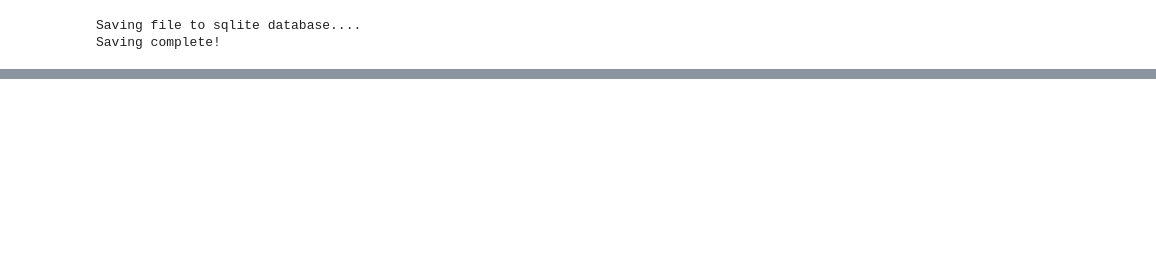
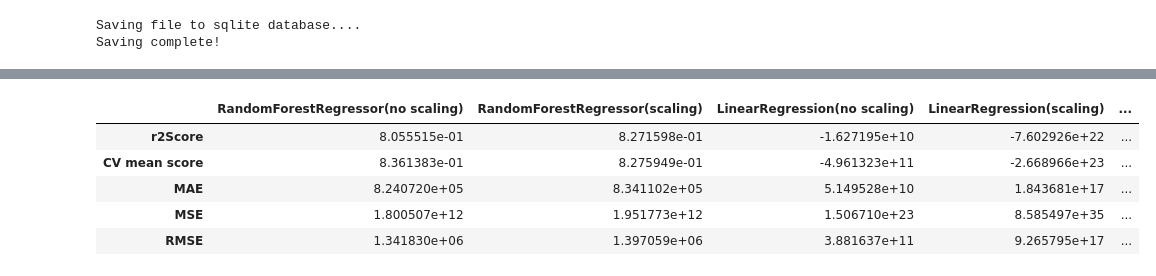
Before and after one commit to foskyblue/vehicle_price_prediction_system, a Jupyter notebook: vehicle_price_prediction.ipynb, the cells around one changed output, grey strips where cells are left out. Cells and saved outputs as stored; diff of their text form; code cells hidden in the pictures; blank space fills up the shorter version.

```diff
--- a/vehicle_price_prediction.ipynb
+++ b/vehicle_price_prediction.ipynb
@@ -900,0 +961,16 @@ The Mean Absolute Error (MSE), Mean Squared Error (MSE), and Root Mean Squared E
+# %%
+performance_df = pd.DataFrame({'RandomForestRegressor(no scaling)':[0.8055514612027724, 0.8361382729649589, 824072.0368197279,
+                                                       1800506534555.0989, 1341829.5475041154],
+                               'RandomForestRegressor(scaling)':[0.8271598086935927 , 0.8275948500096373, 834110.1651360545,
+                                                       1951773446195.8845, 1397058.8556663904],
+                               'LinearRegression(no scaling)':[-16271954927.965069, -496132341164.3761, 51495284511.8824,
+                                                  1.5067102772183638e+23, 388163661001.17664],
+                               'LinearRegression(scaling)':[-7.60292575413106e+22 , -2.6689659564523365e+23, 1.8436806420808163e+17,
+                                                  8.585496514526092e+35, 9.265795440503795e+17],
+                               'DecisionTreeeRegressor(no scaling)':[0.6834335877286243, 0.7235001936641055, 1031612.1326530612,
+                                                  2931263446055.796, 1712093.293619187],
+                               'DecisionTreeeRegressor(scaling)':[0.6914651937882295, 0.7361282770645484, 1071947.0663265307,
+                                                  3484085717793.367, 1866570.5766976418],
+                               'AdaBoost Regressor(no scaling)':[0.5344048368408674, 0.5937165955080221, 1658257.3691226896,
+                                                  4311203051000.8545, 2076343.673624589],
+                               }, index=['r2Score', 'CV mean score', 'MAE', 'MSE', 'RMSE'])
@@ -918,0 +996,9 @@ Saving complete!
+# %%
+performance_df
+# %% [output]
+|  | RandomForestRegressor(no scaling) | RandomForestRegressor(scaling) | LinearRegression(no scaling) | LinearRegression(scaling) | ... |
+| r2Score | 8.055515e-01 | 8.271598e-01 | -1.627195e+10 | -7.602926e+22 | ... |
+| CV mean score | 8.361383e-01 | 8.275949e-01 | -4.961323e+11 | -2.668966e+23 | ... |
+| MAE | 8.240720e+05 | 8.341102e+05 | 5.149528e+10 | 1.843681e+17 | ... |
+| MSE | 1.800507e+12 | 1.951773e+12 | 1.506710e+23 | 8.585497e+35 | ... |
+| RMSE | 1.341830e+06 | 1.397059e+06 | 3.881637e+11 | 9.265795e+17 | ... |
```
Also changed, not shown: parts of 20 cells of this notebook.
